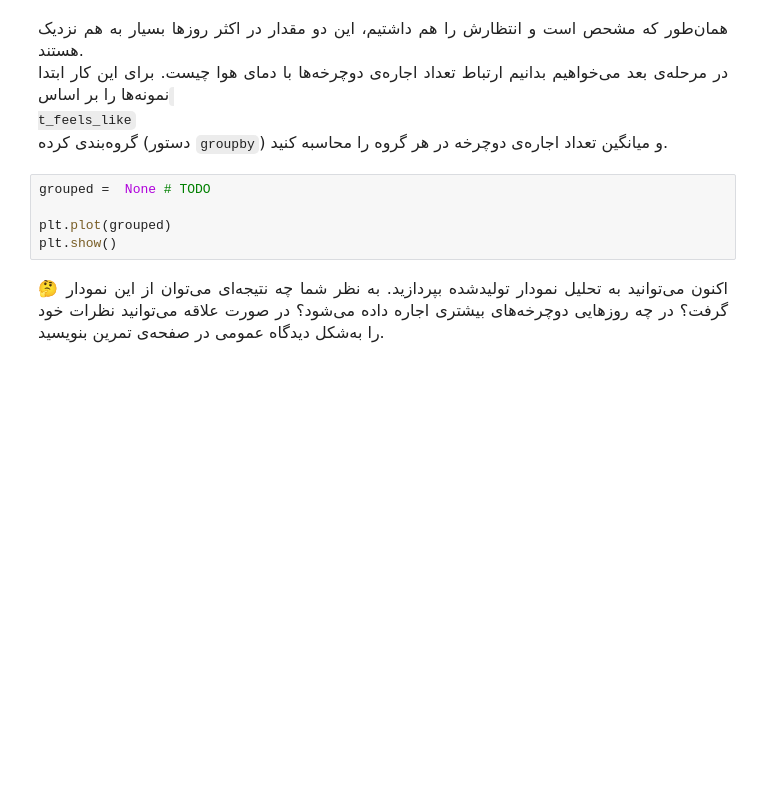
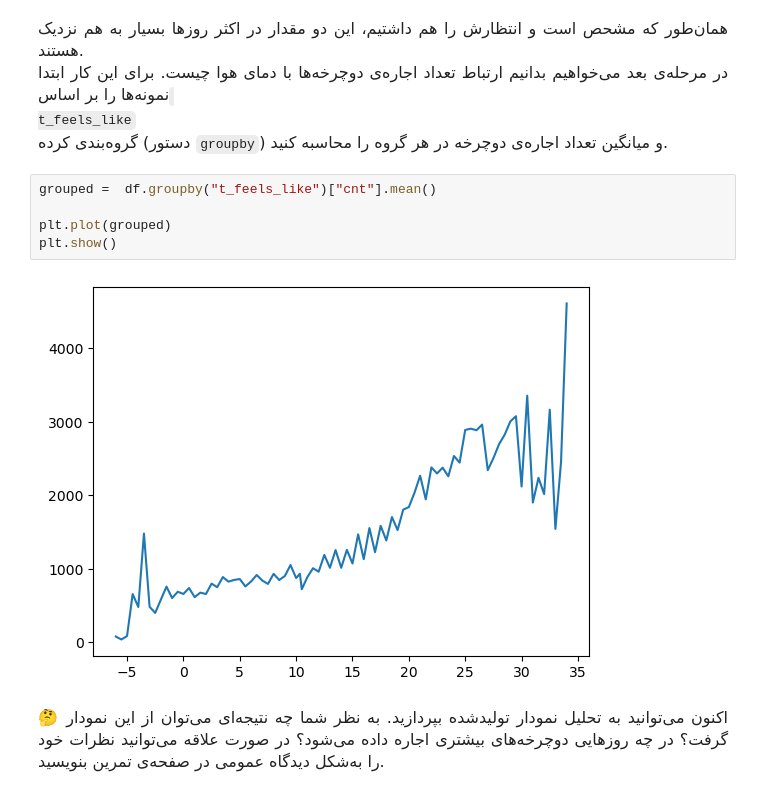
Before and after one commit to SaharRamezani/Deep_Learning_Notebooks, a Jupyter notebook: cyclists/cyclists.ipynb, the cells around one changed output. Drawn from its saved outputs; the diff is of its cells as text; blank space fills up the shorter version.

```diff
--- a/cyclists/cyclists.ipynb
+++ b/cyclists/cyclists.ipynb
@@ -229,10 +279,12 @@ t_feels_like
 </font>
 </p>
 # %%
-grouped =  None # TODO
+grouped =  df.groupby("t_feels_like")["cnt"].mean()
 
 plt.plot(grouped)
 plt.show()
+# %% [output]
+[figure, added]
 # %% [markdown]
 <p dir=rtl style="direction: rtl;text-align: justify;line-height:200%;font-family:vazir;font-size:medium">
 <font face="vazir" size=3>
```
Also changed, not shown: parts of 13 cells of this notebook, 4 other files.
